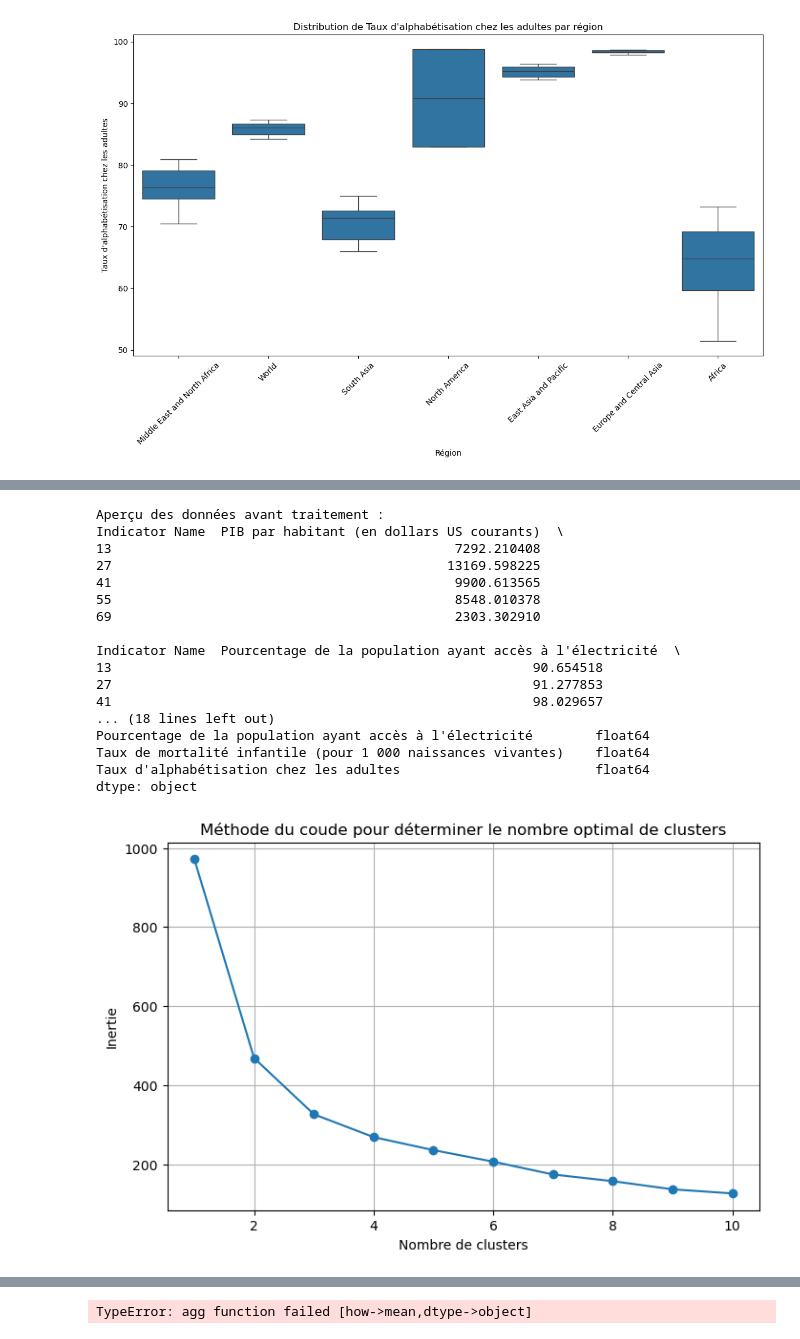
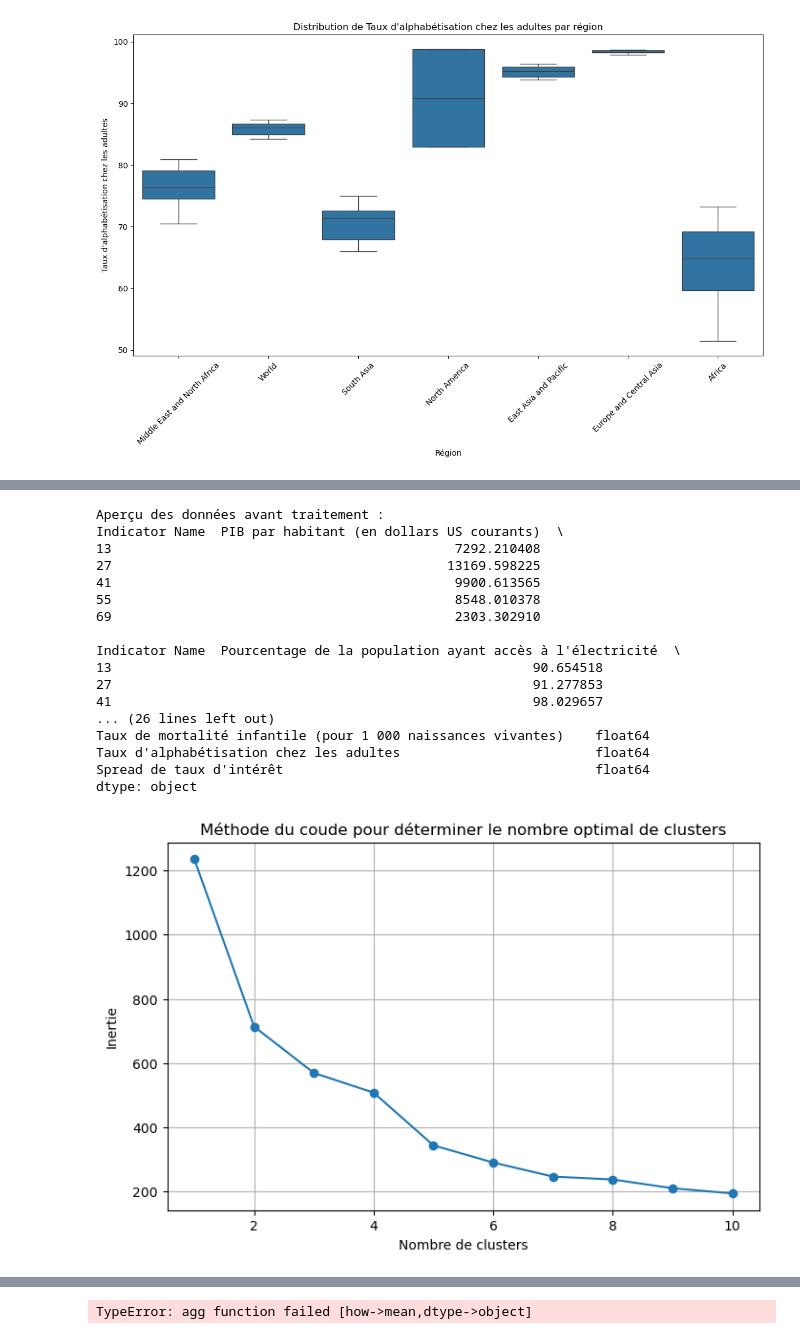
Before and after one commit to kevanjaber/projet-python, a Jupyter notebook: projet-python/projet_notebook.ipynb, the cells around one changed output, grey strips where cells are left out. Cells and saved outputs as stored; diff of their text form; code cells hidden in the pictures.

```diff
--- a/projet-python/projet_notebook.ipynb
+++ b/projet-python/projet_notebook.ipynb
@@ -61,7 +61,8 @@ indicateurs_selectionnes = {
     "EN.ATM.CO2E.PC": "Émissions de CO₂ (tonnes par habitant)",
     "EG.ELC.ACCS.ZS": "Pourcentage de la population ayant accès à l'électricité",
     "SP.DYN.IMRT.IN": "Taux de mortalité infantile (pour 1 000 naissances vivantes)",
-    "SE.ADT.LITR.ZS": "Taux d'alphabétisation chez les adultes"
+    "SE.ADT.LITR.ZS": "Taux d'alphabétisation chez les adultes",
+    "FR.INR.LNDP": "Spread de taux d'intérêt"
 }
 
 # Afficher les indicateurs sélectionnés
@@ -85,7 +87,8 @@ indicateurs_selectionnes = {
     "EN.ATM.CO2E.PC": "Émissions de CO₂ (tonnes par habitant)",
     "EG.ELC.ACCS.ZS": "Pourcentage de la population ayant accès à l'électricité",
     "SP.DYN.IMRT.IN": "Taux de mortalité infantile (pour 1 000 naissances vivantes)",
-    "SE.ADT.LITR.ZS": "Taux d'alphabétisation chez les adultes"
+    "SE.ADT.LITR.ZS": "Taux d'alphabétisation chez les adultes",
+    "FR.INR.LNDP": "Spread de taux d'intérêt"
 }
 
 # Période pour laquelle récupérer les données
@@ -493,7 +501,8 @@ numeric_columns = [
     "PIB par habitant (en dollars US courants)",
     "Pourcentage de la population ayant accès à l'électricité",
     "Taux de mortalité infantile (pour 1 000 naissances vivantes)",
-    "Taux d'alphabétisation chez les adultes"
+    "Taux d'alphabétisation chez les adultes",
+    "Spread de taux d'intérêt"
 ]
 
 # Filtrer pour l'année la plus récente
@@ -547,33 +556,33 @@ plt.figure(figsize=(10, 7))
 sns.scatterplot(
     x=data_scaled[:, 0], y=data_scaled[:, 1], hue=clusters, palette="viridis", s=100
 )
 plt.title(f"Clustering avec {optimal_k} clusters (PC1 vs PC2)")
 plt.xlabel("Composante principale 1 (normalisée)")
 plt.ylabel("Composante principale 2 (normalisée)")
 plt.legend(title="Cluster")
 plt.grid()
 plt.show()
 
 # Étape 5 : Afficher un résumé des clusters
 cluster_summary = data_clustering_with_clusters.groupby("Cluster").mean()
 print("Résumé des clusters :")
 print(cluster_summary)
 # %% [output]
 Aperçu des données avant traitement :
 Indicator Name  PIB par habitant (en dollars US courants)  \
 13                                            7292.210408
 27                                           13169.598225
 41                                            9900.613565
 55                                            8548.010378
 69                                            2303.302910
 
 Indicator Name  Pourcentage de la population ayant accès à l'électricité  \
 13                                                      90.654518
 27                                                      91.277853
 41                                                      98.029657
-... (18 lines left out)
-Pourcentage de la population ayant accès à l'électricité        float64
+... (26 lines left out)
 Taux de mortalité infantile (pour 1 000 naissances vivantes)    float64
 Taux d'alphabétisation chez les adultes                         float64
+Spread de taux d'intérêt                                        float64
 dtype: object
-[figure, old version]
+[figure, new version]
```
Also changed, not shown: parts of 10 cells of this notebook.
